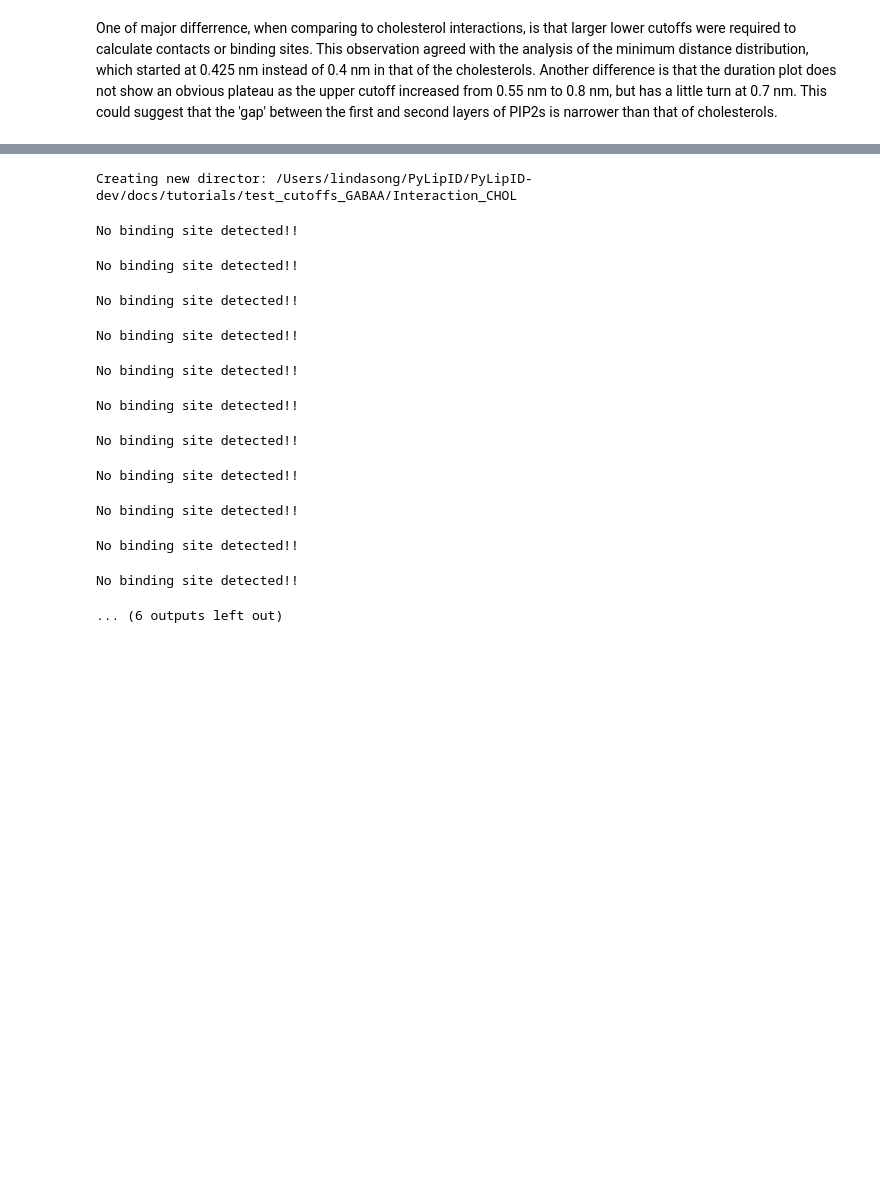
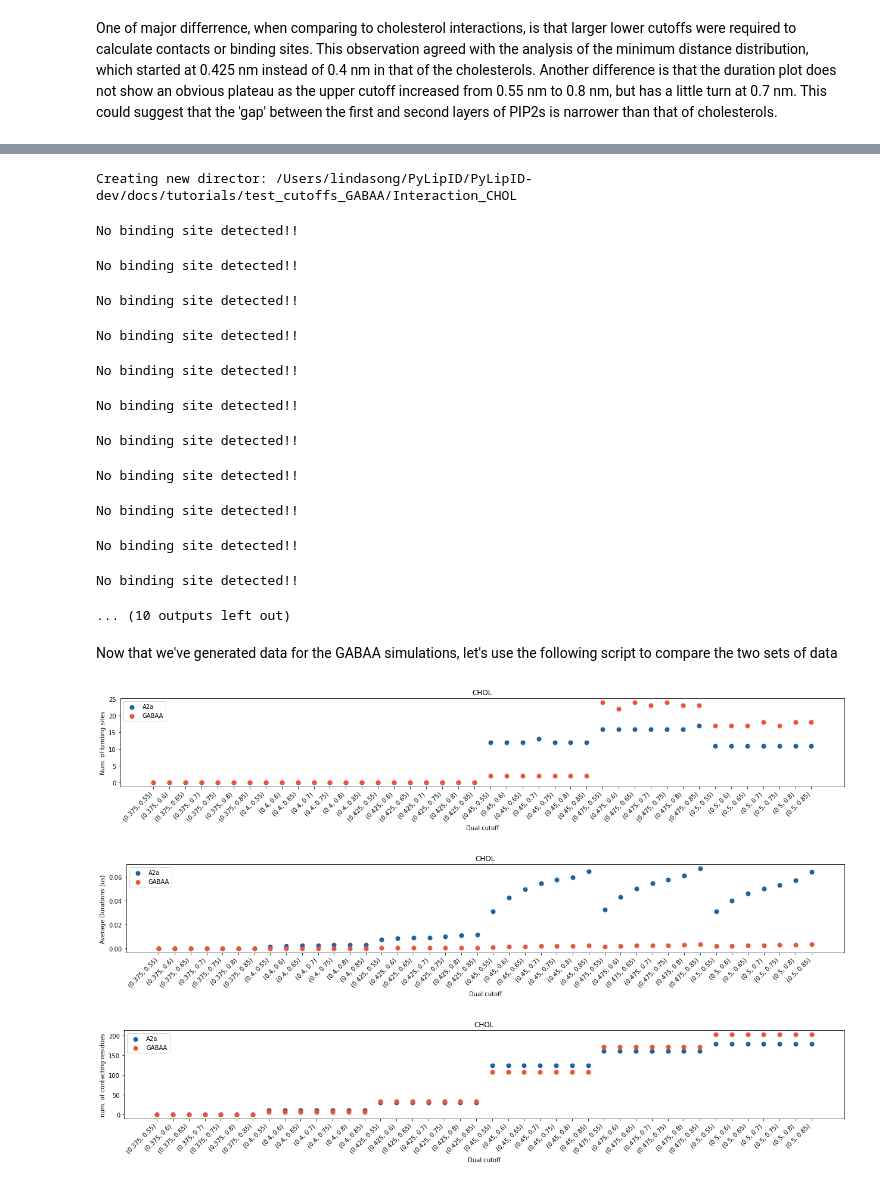
Before and after one commit to wlsong/PyLipID, a Jupyter notebook: docs/tutorials/1-Distance_cutoff_determination.ipynb, the cells around one changed output, grey strips where cells are left out. Saved outputs shown, nothing was run; the diff lists cells and outputs as text; code cells hidden in the pictures; blank space fills up the shorter version.

```diff
--- a/docs/tutorials/1-Distance_cutoff_determination.ipynb
+++ b/docs/tutorials/1-Distance_cutoff_determination.ipynb
@@ -323,15 +323,15 @@ We have shown that the interaction kinetics and minimum distances are dependent
 # %%
 # GABAA simulations
 save_dir = check_dir(suffix="test_cutoffs_GABAA", print_info=False)
-
+lipid = "CHOL"
 trajfile_list = ["./traj_data/GABAA/run1/protein_lipids.xtc",
                  "./traj_data/GABAA/run2/protein_lipids.xtc"]
 topfile_list = ["./traj_data/GABAA/run1/protein_lipids.gro",
                  "./traj_data/GABAA/run2/protein_lipids.gro"]
+
 num_of_binding_sites, duration_avgs, num_of_contacting_residues = test_cutoffs(
                                  cutoff_list, trajfile_list, topfile_list, lipid, lipid_atoms,
                                  nprot=nprot, stride=stride, save_dir=save_dir, timeunit=timeunit)
-
 
 test_data = {"num_of_binding_sites": num_of_binding_sites,
              "duration_avgs": duration_avgs,
@@ -353,4 +353,50 @@ No binding site detected!!
 No binding site detected!!
 No binding site detected!!
 No binding site detected!!
-... (6 outputs left out)
+... (10 outputs left out)
+# %% [markdown]
+Now that we've generated data for the GABAA simulations, let's use the following script to compare the two sets of data
+# %%
+import matplotlib.pyplot as plt
+
+def graph_compare(cutoff_list, data1, data2, label1, label2, ylabel, title, fn):
+    colors = ["#20639B", "#ED553B"]
+    fig, ax = plt.subplots(1, 1, figsize=(len(cutoff_list)*0.42, 3.6))
+    m1 = ax.scatter(np.arange(len(cutoff_list)), data1, s=50, color=colors[0])
+    m2 = ax.scatter(np.arange(len(cutoff_list)), data2, s=50, color=colors[1])
+    ax.set_xticks(np.arange(len(cutoff_list)))
+    ax.set_xticklabels(cutoff_list, rotation=45, ha='right')
+    ax.set_xlabel("Dual cutoff")
+    ax.set_ylabel(ylabel)
+    ax.set_title(title)
+    ax.legend([m1, m2], [label1, label2], loc="upper left")
+    plt.tight_layout()
+    plt.savefig(fn, dpi=200)
+    return
+
+
+lipid = "CHOL"
+with open(f"./test_cutoffs_A2a/test_cutoff_data_{lipid}.pickle", "rb") as f:
+    data_A2a = pickle.load(f)
+with open(f"./test_cutoffs_GABAA/test_cutoff_data_{lipid}.pickle", "rb") as f:
+    data_GABAA = pickle.load(f)
+
+if data_A2a["test_cutoff_list"] == data_GABAA["test_cutoff_list"]:
+    # plot 1
+    graph_compare(data_A2a["test_cutoff_list"], data_A2a["num_of_binding_sites"],
+                  data_GABAA["num_of_binding_sites"], "A2a", "GABAA", "Num. of binding sites",
+                 lipid, f"cmp_num_of_bs_{lipid}.png")
+
+    # plot 2
+    graph_compare(data_A2a["test_cutoff_list"], data_A2a["duration_avgs"],
+                 data_GABAA["duration_avgs"], "A2a", "GABAA", f"Average Durations ({timeunit})",
+                 lipid, f"cmp_durations_{lipid}.png")
+
+    # plot 3
+    graph_compare(data_A2a["test_cutoff_list"], data_A2a["num_of_contacting_residues"],
+                 data_GABAA["num_of_contacting_residues"], "A2a", "GABAA", "num. of contacting residues",
+                 lipid, f"cmp_num_of_contacting_residues_{lipid}.png")
+# %% [output]
+[figure, added]
+[figure, added]
+[figure, added]
```
Also changed, not shown: parts of 7 cells of this notebook, 14 other files.
